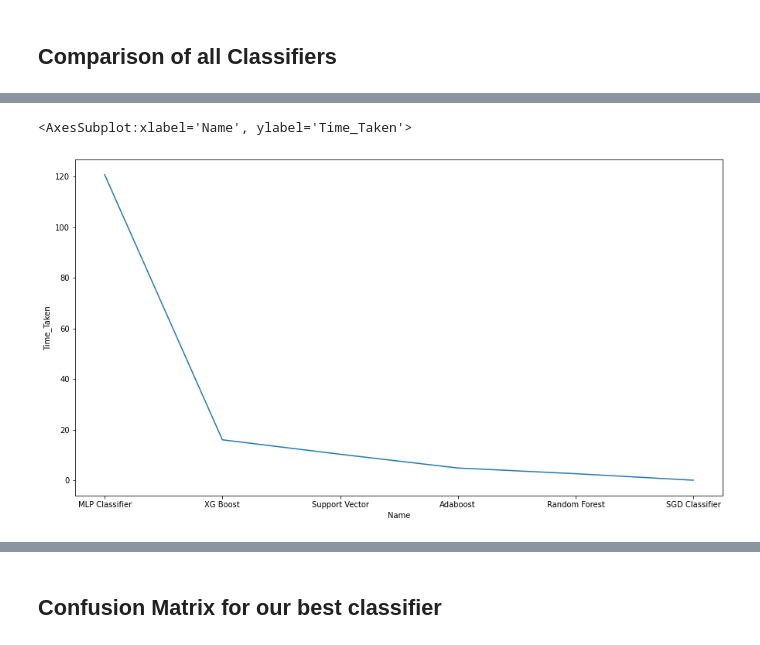
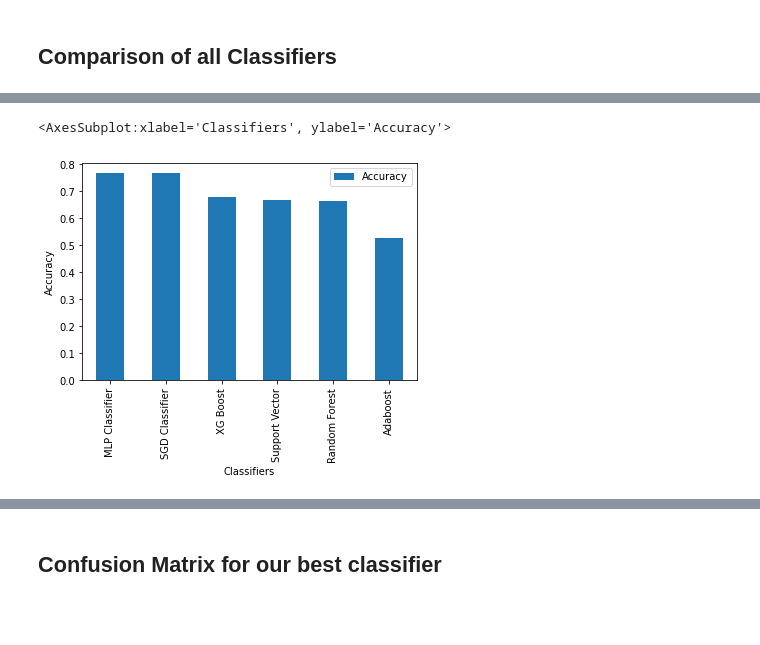
Before and after one commit to abhijeet16/book-genre-classification, a Jupyter notebook: notebooks/4-modelling-tfidf.ipynb, the cells around one changed output, grey strips where cells are left out. Cells and saved outputs as stored; diff of their text form; code cells hidden in the pictures; blank space fills up the shorter version.

```diff
--- a/notebooks/4-modelling-tfidf.ipynb
+++ b/notebooks/4-modelling-tfidf.ipynb
@@ -404,10 +398,10 @@ sns.lineplot(data=finalEval, x="Name", y="Accuracy")
-# %%
-# Sort data by time taken
-finalEval.sort_values(by = 'Time_Taken', ascending = False, inplace = True)
-
-# Plot data
-plt.figure(figsize=(15,8))
-sns.lineplot(data=finalEval, x="Name", y="Time_Taken")
-# %% [output]
-<AxesSubplot:xlabel='Name', ylabel='Time_Taken'>
-[figure, removed]
+# %%
+finalEval = pd.read_csv("../data/finalEvaluationTFIDF.csv")
+
+# Bar Plot to compare accuracies from different classifiers
+finalEval.sort_values('Accuracy', ascending= False).plot(kind = 'bar',
+                                                         x='Name', y ='Accuracy',
+                                                         xlabel = 'Classifiers', ylabel = 'Accuracy')
+# %% [output]
+<AxesSubplot:xlabel='Classifiers', ylabel='Accuracy'>
+[figure, added]
```
Also changed, not shown: parts of 10 cells of this notebook, 5 other files.
